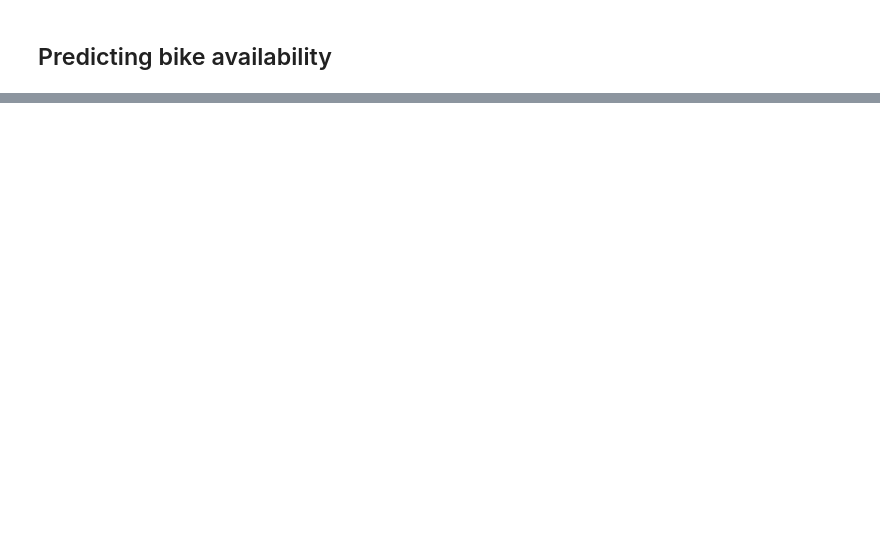
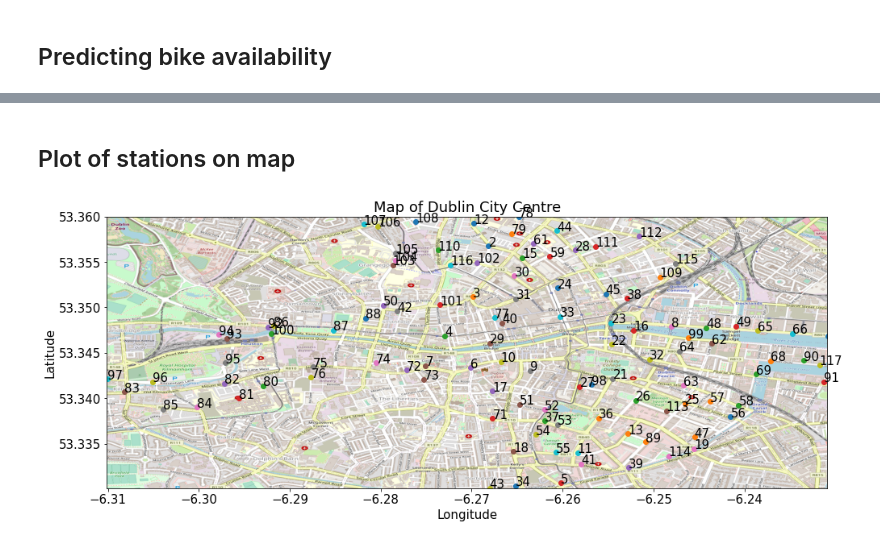
Before and after one commit to daltHub/Final-Assignment, a Jupyter notebook: bike_prediction.ipynb, the cells around one changed output, grey strips where cells are left out. Saved outputs shown, nothing was run; the diff lists cells and outputs as text; code cells hidden in the pictures; blank space fills up the shorter version.

```diff
--- a/bike_prediction.ipynb
+++ b/bike_prediction.ipynb
@@ -28,0 +12,9 @@ df1
+# %%
+df1 = df[df.ADDRESS == addresses[0]]
+df1
+lats = df.LATITUDE.unique()
+longs = df.LONGITUDE.unique()
+latlongs = np.column_stack((lats,longs))
+IDs = df['STATION ID'].unique()
+# IDs
+# latlongs
@@ -30,6 +43,26 @@ df1
 time =  df1['TIME'].tolist()
 time = range(0,len(time))
 bikes = df1['AVAILABLE BIKES'].tolist()
+# %% [markdown]
+## Plot of stations on map
+# %%
+# map = plt.figure()
+# map = plt.imshow('map.png')
+
+im = plt.imread('map.png')
+# map = plt.imshow(im, extent= [53.3301, 53.36, -6.3101, -6.2309])
+plt.figure('map',figsize=(16,20))
+# map = plt.imshow(im, extent= [ -6.3101, -6.2309,53.3301, 53.36])
+plt.imshow(im, extent= [ -6.3101, -6.2309,53.3301, 53.36])
+plt.xlabel('Longitude')
+plt.ylabel('Latitude')
+plt.title('Map of Dublin City Centre')
+for i in range(len(longs)):
+    plt.scatter(longs[i], lats[i])
+    plt.annotate(f'{IDs[i]}',xy=(longs[i],lats[i]))
+plt.rc('font', size=14)
+# %% [output]
+[figure, added]
 # %%
 # plot df1
 # time =  df1['TIME'].tolist()
```
Also changed, not shown: parts of 4 cells of this notebook, 1 other file.
